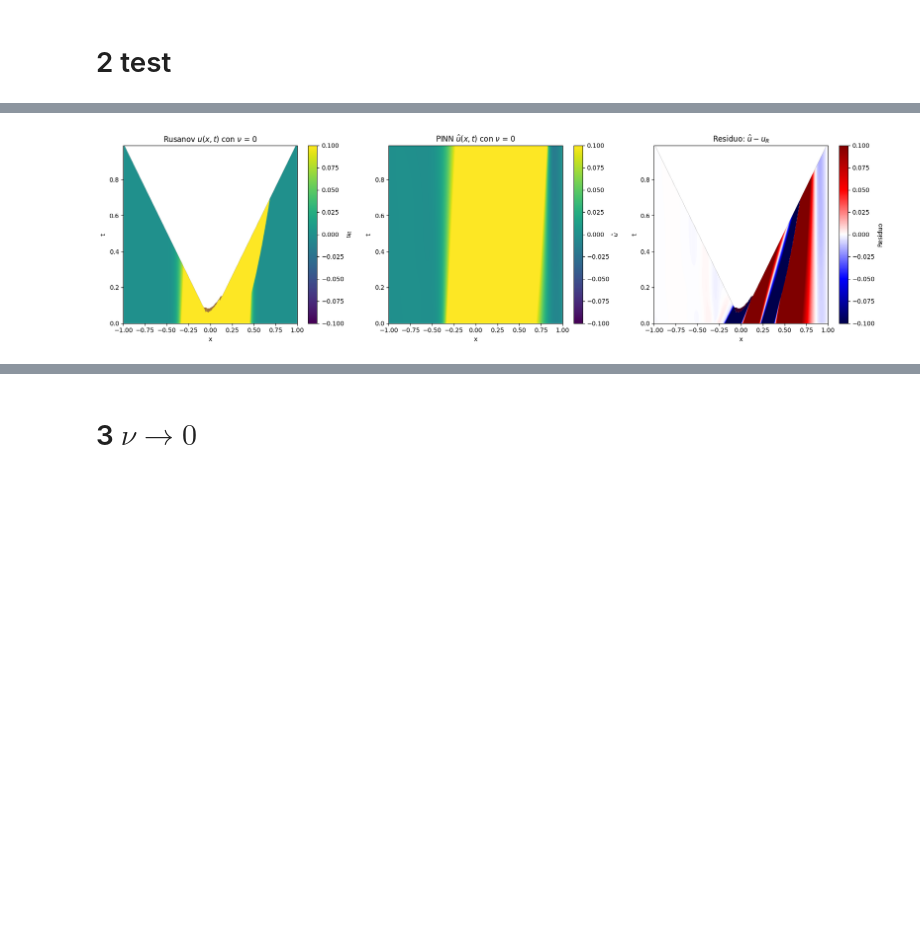
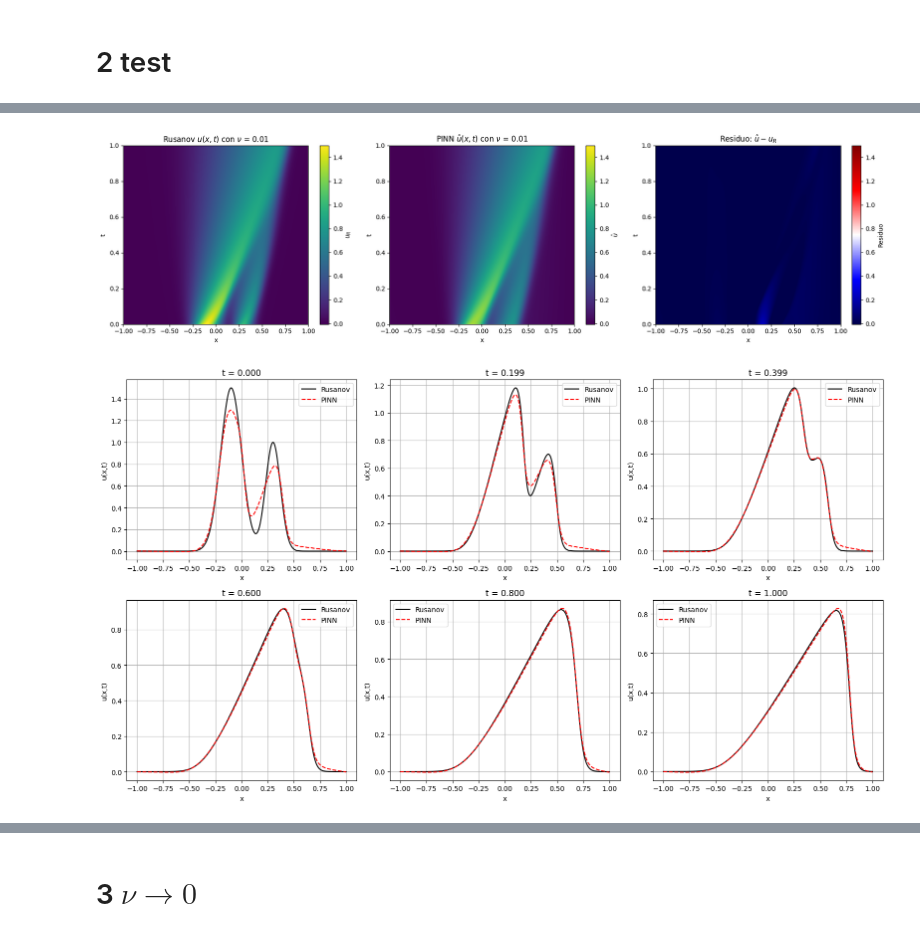
Before and after one commit to FRAMAX444/PINNs, a Jupyter notebook: burgers/pinn_burgers.ipynb, the cells around one changed output, grey strips where cells are left out. Cells and saved outputs as stored; diff of their text form; code cells hidden in the pictures; blank space fills up the shorter version.

```diff
--- a/burgers/pinn_burgers.ipynb
+++ b/burgers/pinn_burgers.ipynb
@@ -78,5 +54,7 @@ def double_peak(x):
 
 u0_1 = double_peak(x)
 
-ps2 = ProblemSetUp(u0_1, x, t)
+ps2 = ProblemSetUp(u0_1, nu=0.01)
+ps2.plot_solution()
+ps2.plot_slices()
 # %% [output]
@@ -93,4 +71,2 @@ Epoch 4500, Loss: 0.021063
+[figure, added]
+[figure, added]
-# %%
-ps2.plot_solution()
-# %% [output]
-[figure, removed]
```
Also changed, not shown: parts of 9 cells of this notebook, 1 other file.
